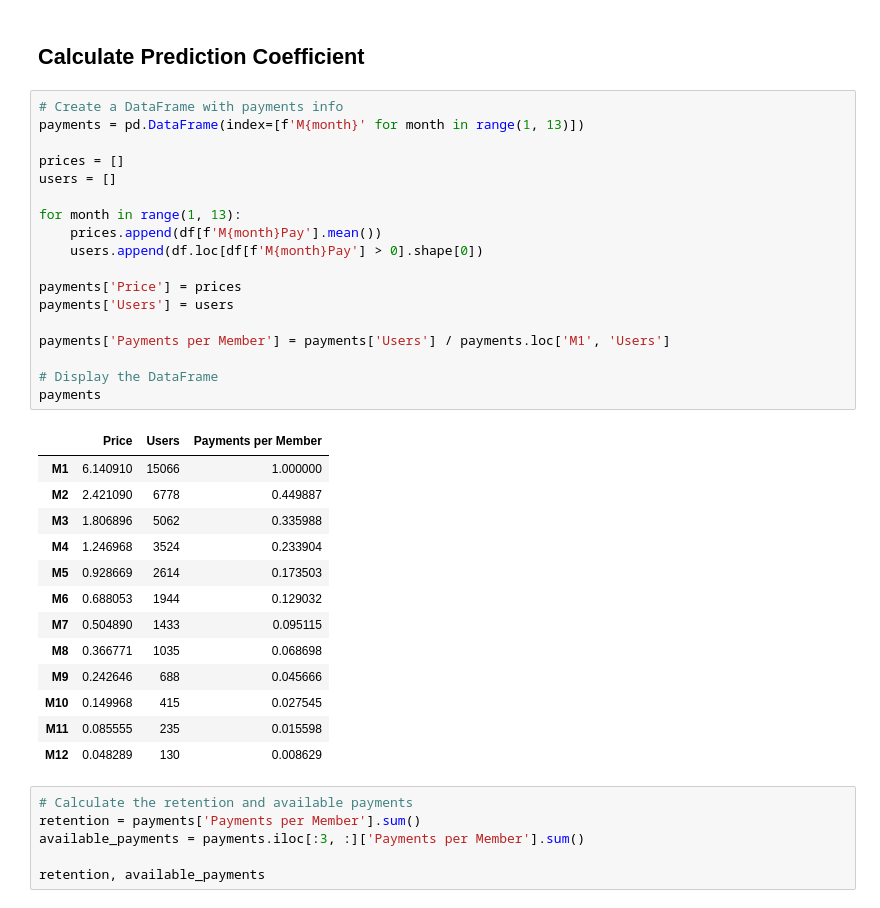
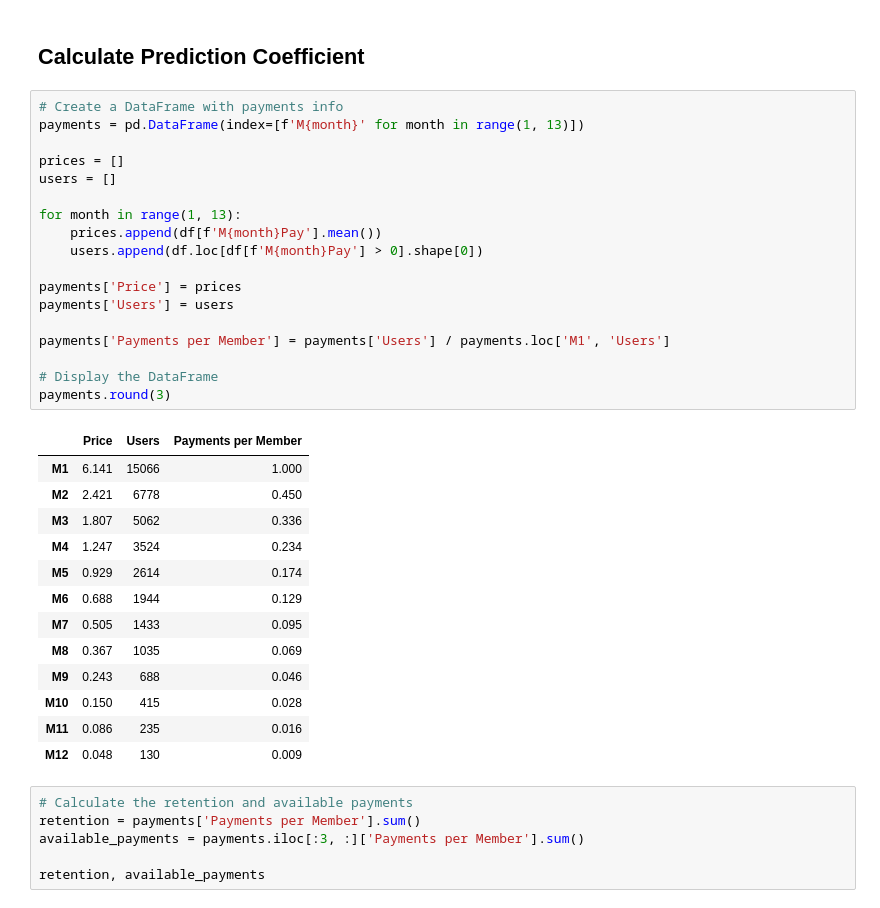
Before and after one commit to dyaroshevych/JustAnswer_Data_Analytics_School, a Jupyter notebook: day 2/analysis.ipynb, the cells around one changed output. Saved outputs shown, nothing was run; the diff lists cells and outputs as text.

```diff
--- a/day 2/analysis.ipynb
+++ b/day 2/analysis.ipynb
@@ -126,35 +126,35 @@ Conclusion: The company’s PPC strategy for the ‘Pets’ category should defi
 # %%
 # Create a DataFrame with payments info
 payments = pd.DataFrame(index=[f'M{month}' for month in range(1, 13)])
 
 prices = []
 users = []
 
 for month in range(1, 13):
     prices.append(df[f'M{month}Pay'].mean())
     users.append(df.loc[df[f'M{month}Pay'] > 0].shape[0])
 
 payments['Price'] = prices
 payments['Users'] = users
 
 payments['Payments per Member'] = payments['Users'] / payments.loc['M1', 'Users']
 
 # Display the DataFrame
-payments
+payments.round(3)
 # %% [output]
 |  | Price | Users | Payments per Member |
-| M1 | 6.140910 | 15066 | 1.000000 |
-| M2 | 2.421090 | 6778 | 0.449887 |
-| M3 | 1.806896 | 5062 | 0.335988 |
-| M4 | 1.246968 | 3524 | 0.233904 |
-| M5 | 0.928669 | 2614 | 0.173503 |
-| M6 | 0.688053 | 1944 | 0.129032 |
-| M7 | 0.504890 | 1433 | 0.095115 |
-| M8 | 0.366771 | 1035 | 0.068698 |
-| M9 | 0.242646 | 688 | 0.045666 |
-| M10 | 0.149968 | 415 | 0.027545 |
-| M11 | 0.085555 | 235 | 0.015598 |
-| M12 | 0.048289 | 130 | 0.008629 |
+| M1 | 6.141 | 15066 | 1.000 |
+| M2 | 2.421 | 6778 | 0.450 |
+| M3 | 1.807 | 5062 | 0.336 |
+| M4 | 1.247 | 3524 | 0.234 |
+| M5 | 0.929 | 2614 | 0.174 |
+| M6 | 0.688 | 1944 | 0.129 |
+| M7 | 0.505 | 1433 | 0.095 |
+| M8 | 0.367 | 1035 | 0.069 |
+| M9 | 0.243 | 688 | 0.046 |
+| M10 | 0.150 | 415 | 0.028 |
+| M11 | 0.086 | 235 | 0.016 |
+| M12 | 0.048 | 130 | 0.009 |
 # %%
 # Calculate the retention and available payments
 retention = payments['Payments per Member'].sum()
```
Also changed, not shown: parts of 1 cell of this notebook.
